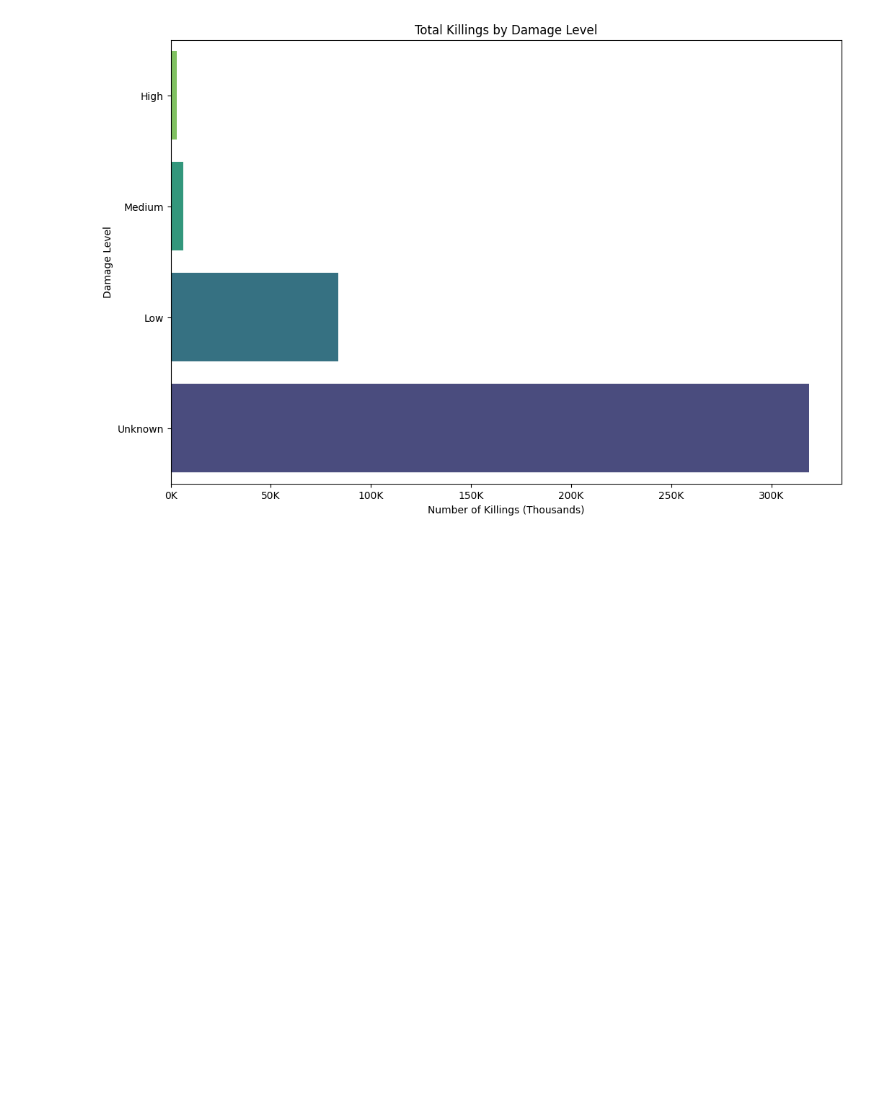
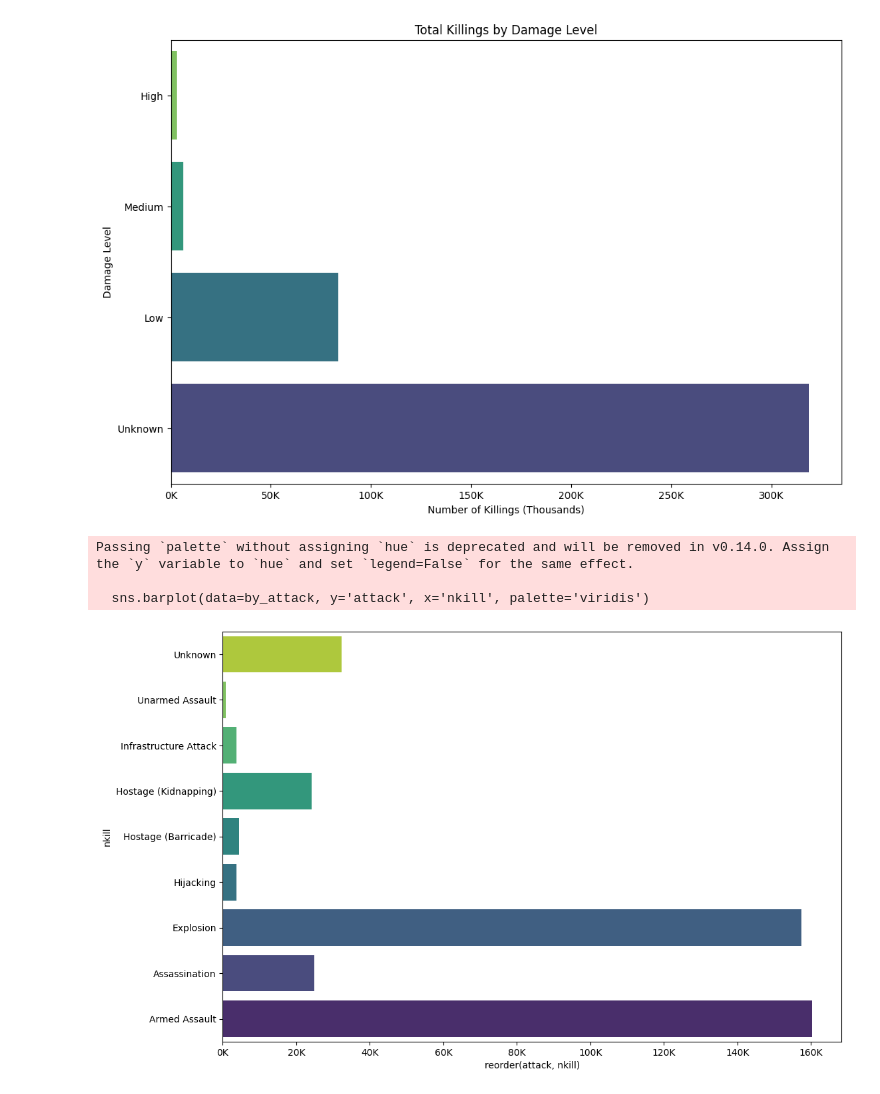
Before and after one commit to Asan1900/Data-Analytics, a Jupyter notebook: GlobalTerrorismDA/CTDA.ipynb, the cells around one changed output. Cells and saved outputs as stored; diff of their text form; code cells hidden in the pictures; blank space fills up the shorter version.

```diff
--- a/GlobalTerrorismDA/CTDA.ipynb
+++ b/GlobalTerrorismDA/CTDA.ipynb
@@ -365,0 +348,10 @@ Passing `palette` without assigning `hue` is deprecated and will be removed in v
+# %%
+data['nkill'] = pd.to_numeric(data['nkill'], errors='coerce')
+
+by_country = data.groupby('country', as_index=False)['nkill'].sum()
+
+by_country = by_country.sort_values(by='nkill', ascending=False)
+
+print(by_country.head(10))
+
+top_10_countries = by_country.head(10)
@@ -412,3 +416,21 @@ Passing `palette` without assigning `hue` is deprecated and will be removed in v
 
   sns.barplot(data=by_damage, y='damage', x='nkill', palette='viridis')
 [figure]
+# %%
+by_attack = (data.groupby('attack')['nkill']
+             .sum()
+             .reset_index()
+             .sort_values(by='nkill', ascending=False))
+
+plt.figure(figsize=(12, 8))
+sns.barplot(data=by_attack, y='attack', x='nkill', palette='viridis')
+plt.xlabel('reorder(attack, nkill)')
+plt.ylabel('nkill')
+plt.gca().invert_yaxis()
+plt.gca().xaxis.set_major_formatter(plt.FuncFormatter(lambda x, _: f'{int(x / 1000)}K'))
+plt.show()
+# %% [output]
+Passing `palette` without assigning `hue` is deprecated and will be removed in v0.14.0. Assign the `y` variable to `hue` and set `legend=False` for the same effect.
+
+  sns.barplot(data=by_attack, y='attack', x='nkill', palette='viridis')
+[figure, added]
```
Also changed, not shown: parts of 11 cells of this notebook.
